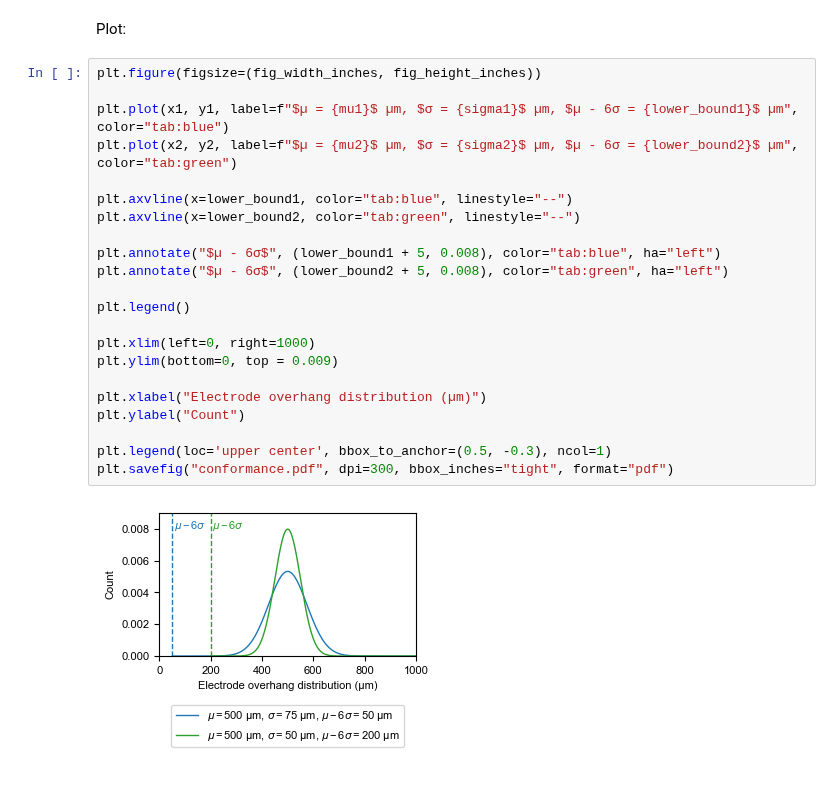
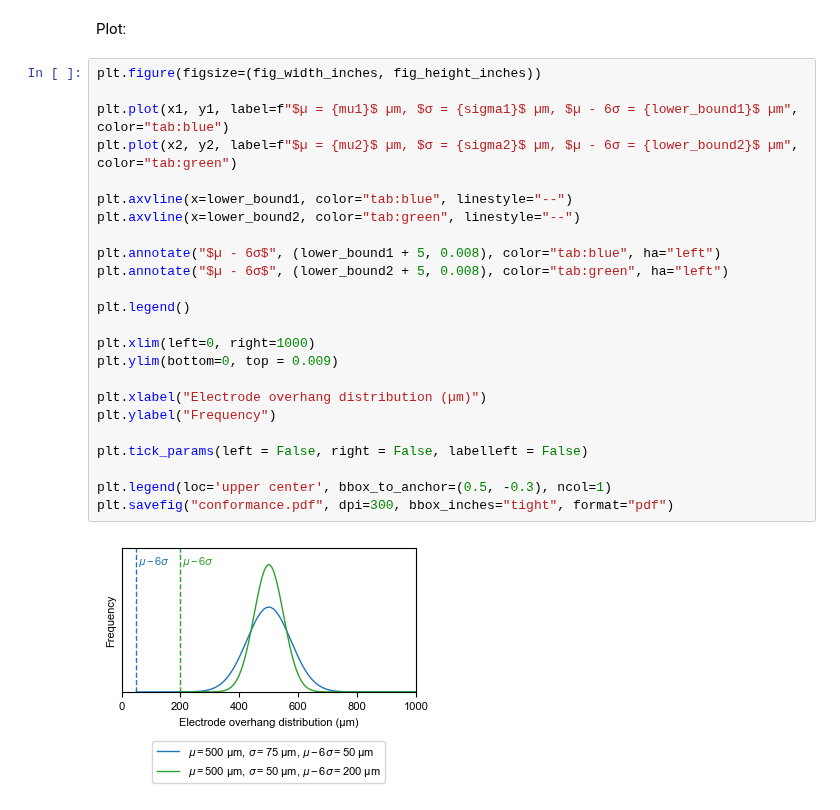
Before and after one commit to petermattia/battery-quality-at-scale, a Jupyter notebook: notebooks/conformance.ipynb, the cells around one changed output. Drawn from its saved outputs; the diff is of its cells as text.

```diff
--- a/notebooks/conformance.ipynb
+++ b/notebooks/conformance.ipynb
@@ -55,24 +55,26 @@ Plot:
 # %%
 plt.figure(figsize=(fig_width_inches, fig_height_inches))
 
 plt.plot(x1, y1, label=f"$µ = {mu1}$ µm, $σ = {sigma1}$ µm, $µ - 6σ = {lower_bound1}$ µm", color="tab:blue")
 plt.plot(x2, y2, label=f"$µ = {mu2}$ µm, $σ = {sigma2}$ µm, $µ - 6σ = {lower_bound2}$ µm", color="tab:green")
 
 plt.axvline(x=lower_bound1, color="tab:blue", linestyle="--")
 plt.axvline(x=lower_bound2, color="tab:green", linestyle="--")
 
 plt.annotate("$µ - 6σ$", (lower_bound1 + 5, 0.008), color="tab:blue", ha="left")
 plt.annotate("$µ - 6σ$", (lower_bound2 + 5, 0.008), color="tab:green", ha="left")
 
 plt.legend()
 
 plt.xlim(left=0, right=1000)
 plt.ylim(bottom=0, top = 0.009)
 
 plt.xlabel("Electrode overhang distribution (µm)")
-plt.ylabel("Count")
+plt.ylabel("Frequency")
+
+plt.tick_params(left = False, right = False, labelleft = False)
 
 plt.legend(loc='upper center', bbox_to_anchor=(0.5, -0.3), ncol=1)
 plt.savefig("conformance.pdf", dpi=300, bbox_inches="tight", format="pdf")
 # %% [output]
-[figure, old version]
+[figure, new version]
```
Also changed, not shown: 3 other files.
